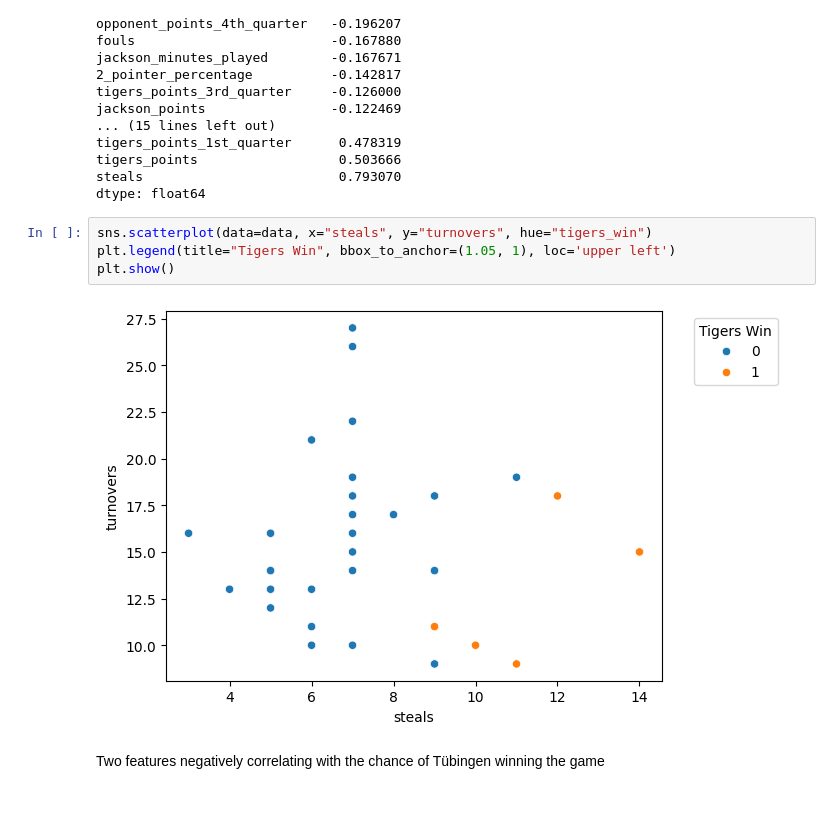
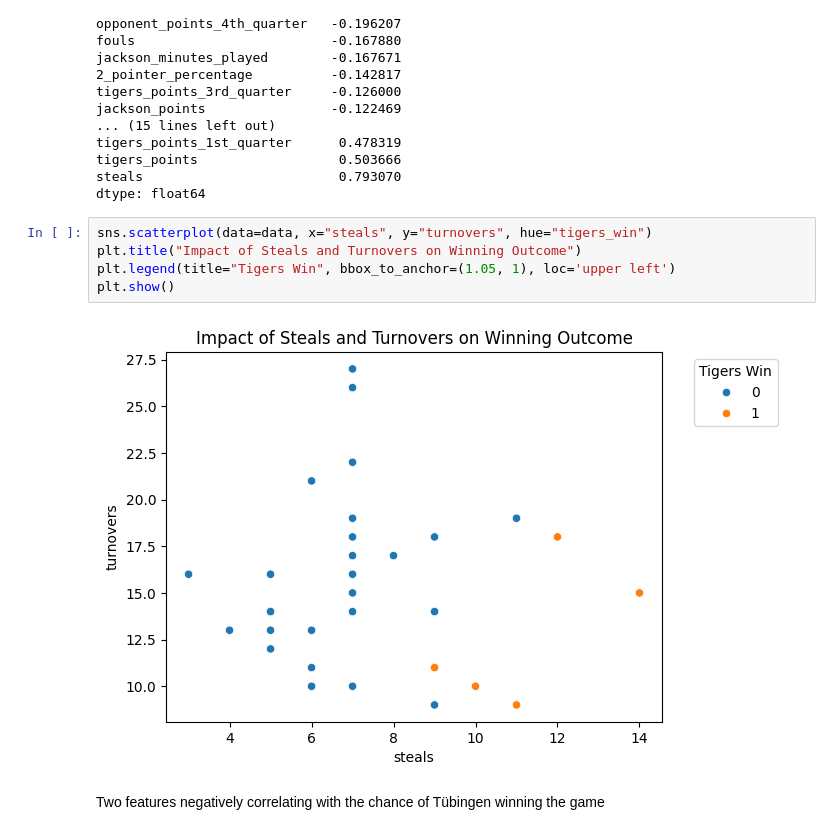
Before and after one commit to dxmme/T-biTigers, a Jupyter notebook: src/plots.ipynb, the cells around one changed output. Cells and saved outputs as stored; diff of their text form; blank space fills up the shorter version.

Commit message:
added titles to the plots

```diff
--- a/src/plots.ipynb
+++ b/src/plots.ipynb
@@ -67,10 +67,11 @@ steals                         0.793070
 dtype: float64
 # %%
 sns.scatterplot(data=data, x="steals", y="turnovers", hue="tigers_win")
+plt.title("Impact of Steals and Turnovers on Winning Outcome")
 plt.legend(title="Tigers Win", bbox_to_anchor=(1.05, 1), loc='upper left')
 plt.show()
 # %% [output]
-[figure, old version]
+[figure, new version]
 # %% [markdown]
 Two features negatively correlating with the chance of Tübingen winning the game
 # %%
```
Also changed, not shown: parts of 3 cells of this notebook.
